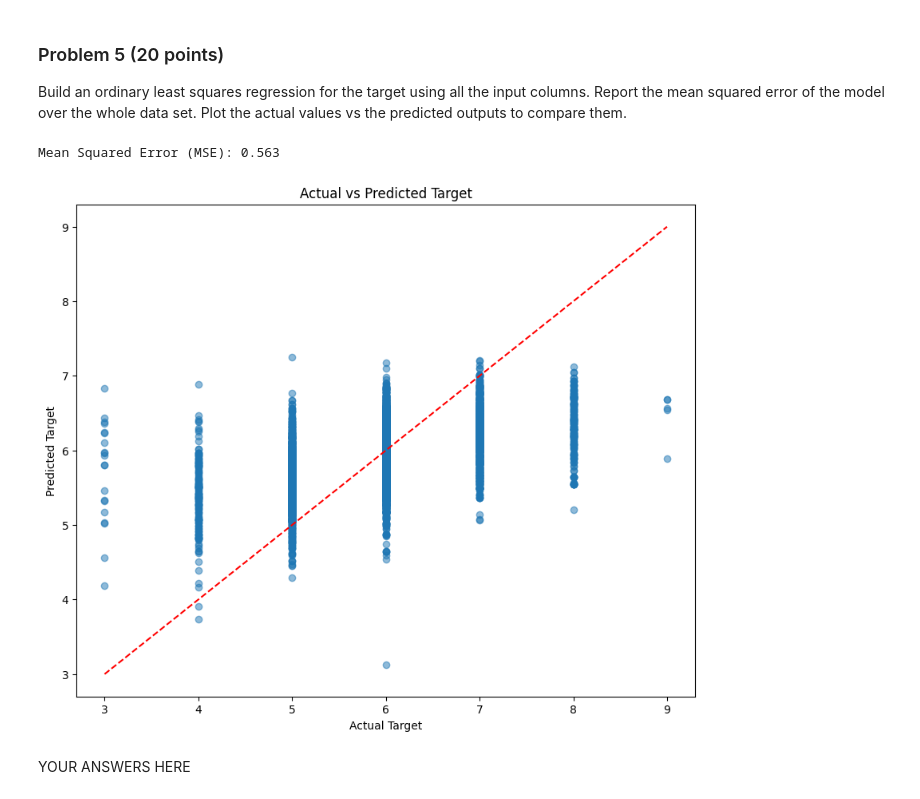
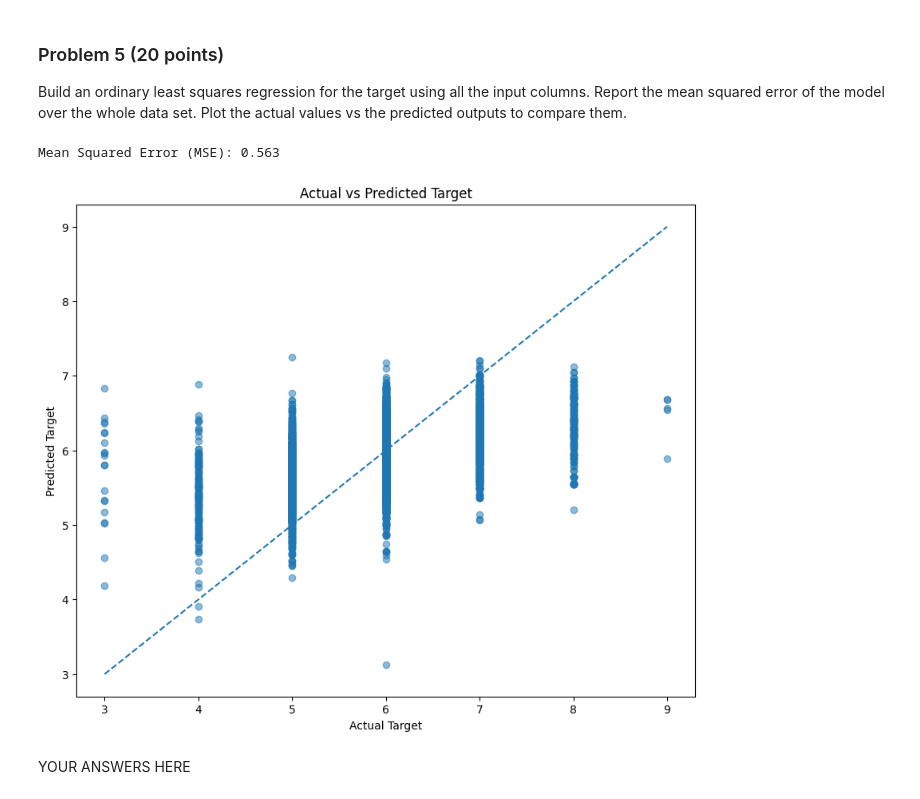
Before and after one commit to Ian123Ian595/dx601-final-project, a Jupyter notebook: project.ipynb, the cells around one changed output. Cells and saved outputs as stored; diff of their text form; code cells hidden in the pictures.

```diff
--- a/project.ipynb
+++ b/project.ipynb
@@ -196,24 +195,26 @@ Plot the actual values vs the predicted outputs to compare them.
 # %%
 # YOUR CODE HERE
 X = df.drop(columns='target')
 y = df['target']
 model = sklearn.linear_model.LinearRegression()
 model.fit(X,y)
 y_pred = model.predict(X)
-mse = sklearn.metrics.mean_squared_error(y, y_pred)
+mse = np.mean((y-y_pred)**2)
 print(f"Mean Squared Error (MSE): {mse:.3f}")
 
 #plot
 plt.figure(figsize=(10,8))
 plt.scatter(y,y_pred, alpha=0.5)
 plt.xlabel("Actual Target")
 plt.ylabel("Predicted Target")
 plt.title("Actual vs Predicted Target")
-plt.plot([y.min(), y.max()], [y.min(), y.max()], 'r--')
+min_val = min(y.min(), y_pred.min())
+max_val = max(y.max(), y_pred.max())
+plt.plot([min_val, max_val], [min_val, max_val], linestyle='--')
 plt.show()
 # %% [output]
 Mean Squared Error (MSE): 0.563
-[figure, old version]
+[figure, new version]
 # %% [markdown]
 YOUR ANSWERS HERE
 # %% [markdown]
```
Also changed, not shown: parts of 11 cells of this notebook.
